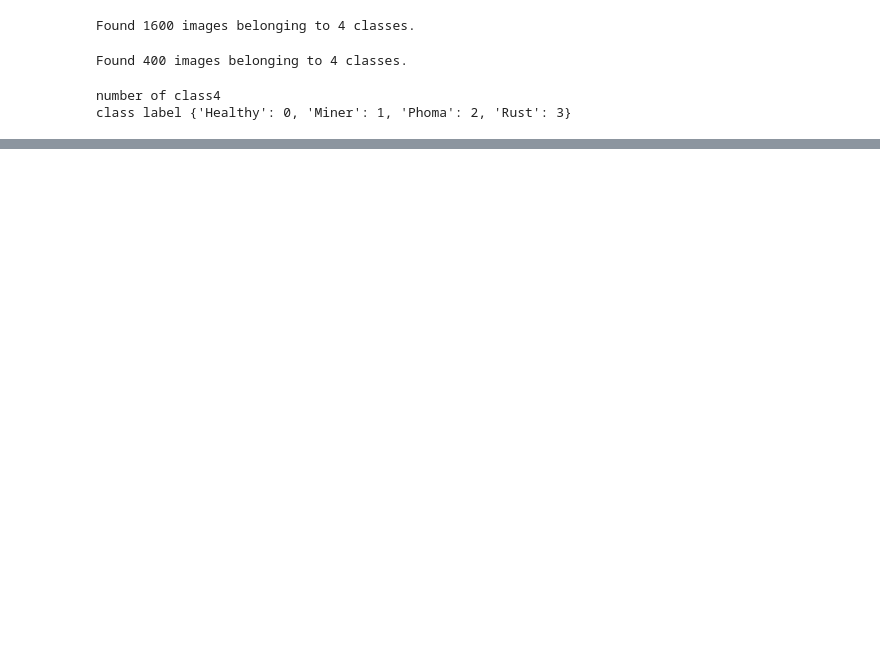
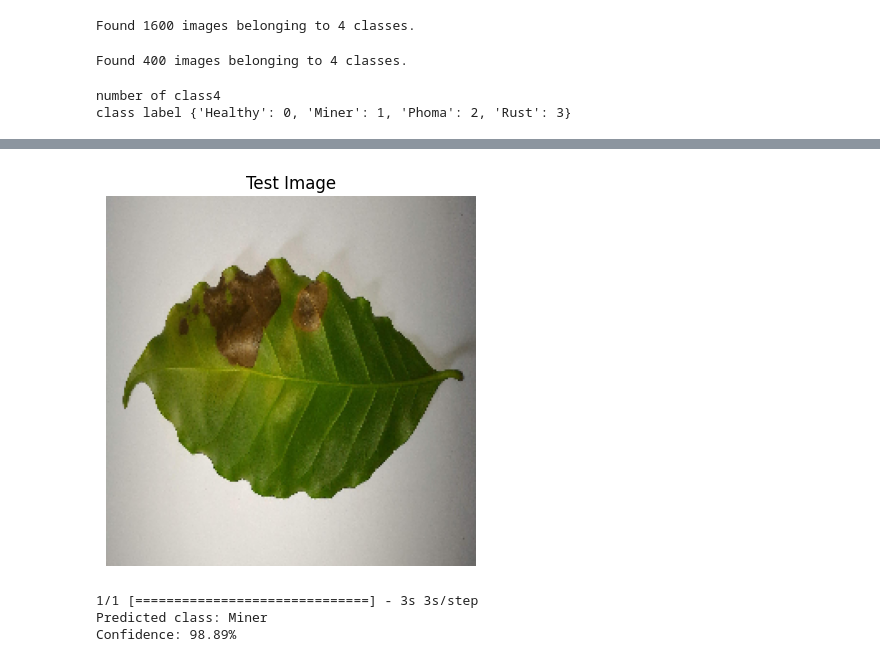
Before and after one commit to felekekinfe/Coffee-leaf-disease-predictions, a Jupyter notebook: experiment.ipynb, the cells around one changed output, grey strips where cells are left out. Saved outputs shown, nothing was run; the diff lists cells and outputs as text; code cells hidden in the pictures; blank space fills up the shorter version.

```diff
--- a/experiment.ipynb
+++ b/experiment.ipynb
@@ -126,0 +218,41 @@ history=model.fit(
+# %%
+# Size the CNN expects (from training)
+IMG_SIZE = (224, 224)
+
+# Path to your test picture (change this!)
+img_path = 'dataset/test/Miner/21.jpg'  # Example: 'test_leaf.jpg' or 'C:/Pictures/leaf1.jpg'
+
+# Load the picture and resize it
+img = image.load_img(img_path, target_size=IMG_SIZE)
+
+# Show the picture
+plt.imshow(img)
+plt.title("Test Image")
+plt.axis('off')  # Hide numbers on the sides
+plt.show()
+
+# Turn the picture into numbers
+img_array = image.img_to_array(img)  # Makes it a grid of numbers (224x224x3)
+img_array = img_array / 255.0  # Changes colors from 0–255 to 0–1 (like training)
+img_array = np.expand_dims(img_array, axis=0)  # Adds a "batch" layer (1x224x224x3)
+# %% [output]
+[figure, added]
+# %%
+
+
+prediction = model.predict(img_array)
+
+# List of possible answers
+class_names = ['Healthy', 'Miner', 'Phoma', 'Rust']
+
+# Find the best guess
+predicted_class = class_names[np.argmax(prediction)]
+confidence = np.max(prediction) * 100  # How sure it is (in %)
+
+# Show the result
+print(f"Predicted class: {predicted_class}")
+print(f"Confidence: {confidence:.2f}%")
+# %% [output]
+1/1 [==============================] - 3s 3s/step
+Predicted class: Miner
+Confidence: 98.89%
```
Also changed, not shown: parts of 10 cells of this notebook.
